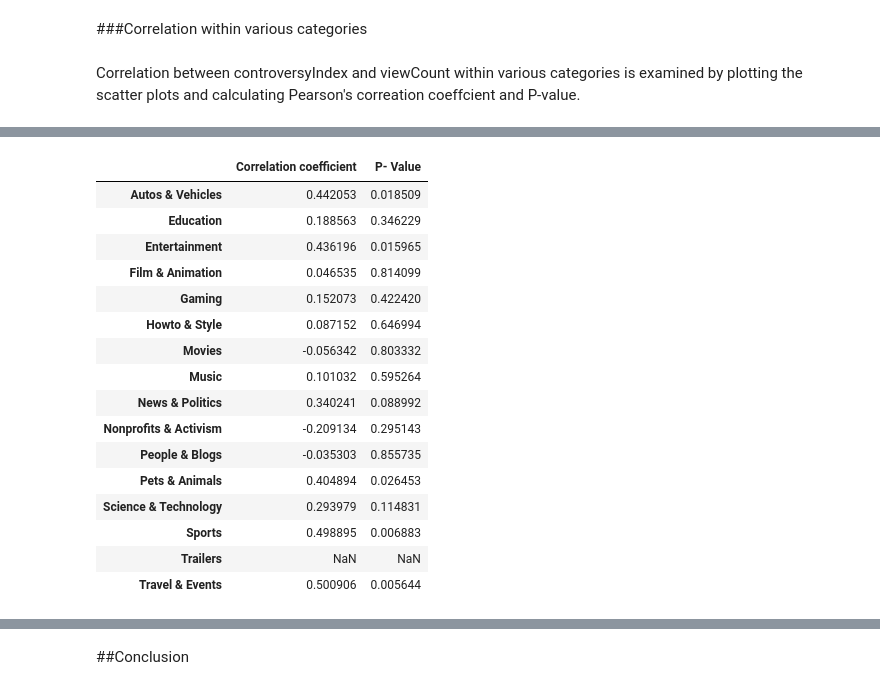
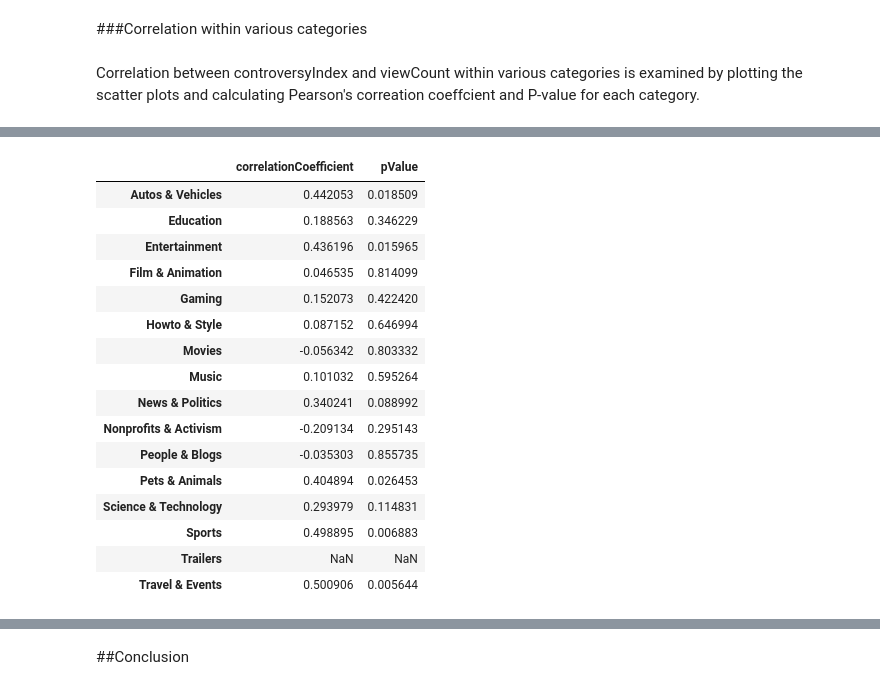
Before and after one commit to aadityaubhat/youtubeAnalysis, a Jupyter notebook: iPythonNotebook/analysis.ipynb, the cells around one changed output, grey strips where cells are left out. Cells and saved outputs as stored; diff of their text form; code cells hidden in the pictures.

```diff
--- a/iPythonNotebook/analysis.ipynb
+++ b/iPythonNotebook/analysis.ipynb
@@ -135,7 +133,7 @@ Even after eliminating the outlier, correlation is extremely weak and statistica
 # %% [markdown]
 ###Correlation within various categories
 # %% [markdown]
-Correlation between controversyIndex and viewCount within various categories is examined by plotting the scatter plots and calculating Pearson's correation coeffcient and P-value.
+Correlation between controversyIndex and viewCount within various categories is examined by plotting the scatter plots and calculating Pearson's correation coeffcient and P-value for each category.
 # %%
 #Creating an empty list to store plots
 plotList = []
@@ -147,40 +145,43 @@ for i in set(dataFrame['category'].tolist()):
     hover.tooltips = [('Controversy Index', '@controversyIndex'),('View Count', '@viewCount'), ('Index', '$index'),
                   ('Title', '@title')]
     source = ColumnDataSource(dataFrame[dataFrame['category'] == i])
-    fig = figure(plot_width = 300, plot_height = 300, tools = [hover,], title = i)
+    fig = figure(plot_width = 300, plot_height = 300, tools = [hover,'reset'], title = i)
     #Creating the scatter plot
     fig.circle('controversyIndex', 'viewCount', size=5, color="blue", alpha=0.5, source = source )
+    fig.xaxis.axis_label = "controversyIndex"
+    fig.yaxis.axis_label = "viewCount"
+    fig.left[0].formatter.use_scientific = False
     #Adding the plot to plotList
     plotList.append(fig)
 
 #Aranging the plots to for a grid
 gridList = []
 
 for i in range(0,len(plotList), 3):
     if i+1 >= len(plotList):
         gridList.append([plotList[i]])
     elif i+2 >= len(plotList):
         gridList.append([plotList[i],plotList[i+1]])
     else:
         gridList.append([plotList[i],plotList[i+1],plotList[i+2]])
 
 #Calculating Correlation coeffcient and p-value for each category
 corellationDict = {}
 for i in set(dataFrame['category'].tolist()):
-    corellationDict[i] = {'Correlation coefficient' :pearsonr(dataFrame[dataFrame['category'] == i]["viewCount"].tolist(),
+    corellationDict[i] = {'correlationCoefficient' :pearsonr(dataFrame[dataFrame['category'] == i]["viewCount"].tolist(),
                                   dataFrame[dataFrame['category'] == i]["controversyIndex"].tolist())[0],
-                          'P- Value' :pearsonr(dataFrame[dataFrame['category'] == i]["viewCount"].tolist(),
+                          'pValue' :pearsonr(dataFrame[dataFrame['category'] == i]["viewCount"].tolist(),
                                   dataFrame[dataFrame['category'] == i]["controversyIndex"].tolist())[1]}
 categoryCorrDataFrame = pd.DataFrame(corellationDict).transpose()
 
 #Showing the plots
 show(GridPlot(children = gridList))
 
 #Viewing correlation and p-value for each category
 categoryCorrDataFrame
 # %% [output]
 [interactive output not drawn]
-|  | Correlation coefficient | P- Value |
+|  | correlationCoefficient | pValue |
 | Autos & Vehicles | 0.442053 | 0.018509 |
 | Education | 0.188563 | 0.346229 |
 | Entertainment | 0.436196 | 0.015965 |
```
Also changed, not shown: parts of 7 cells of this notebook.
